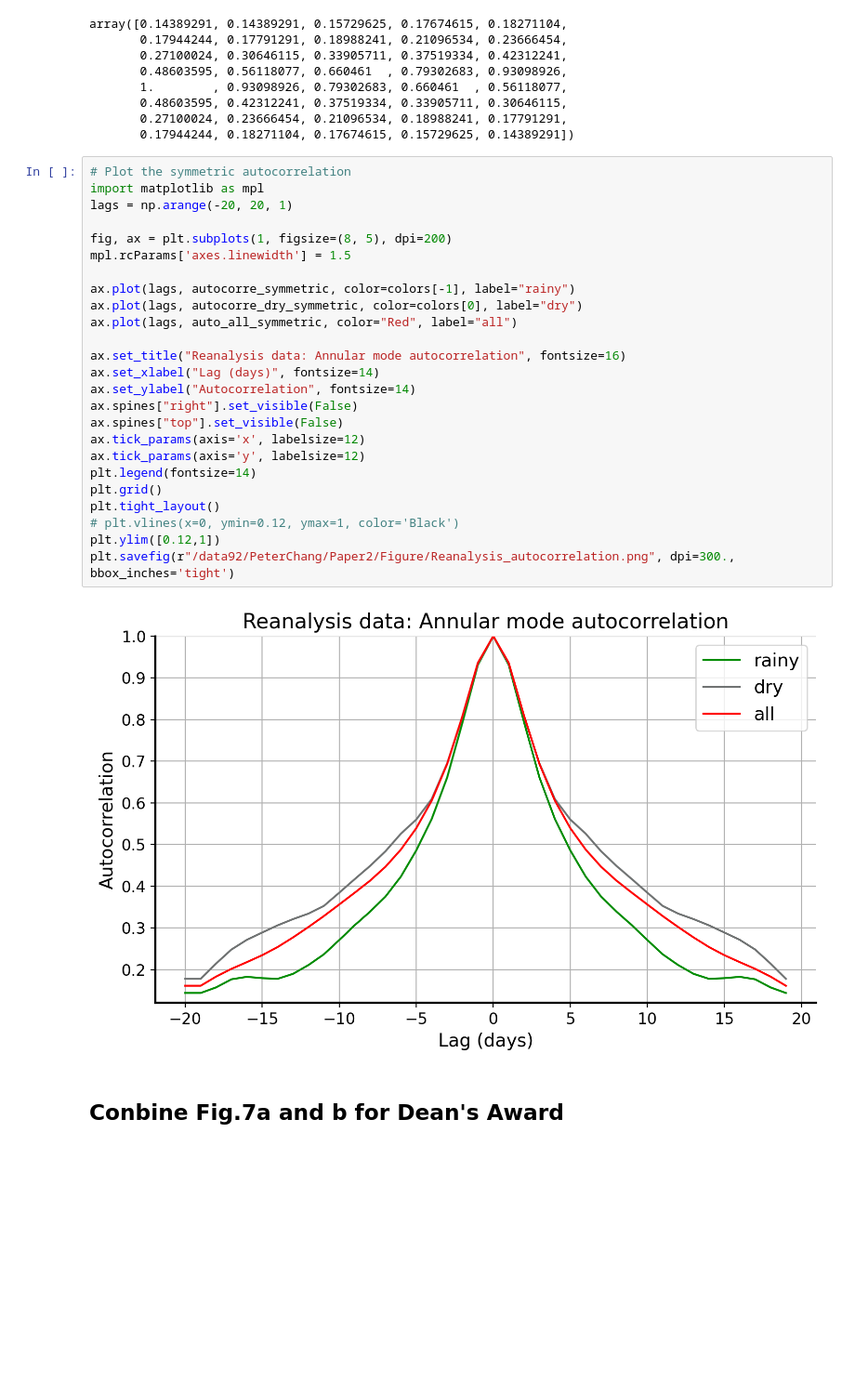
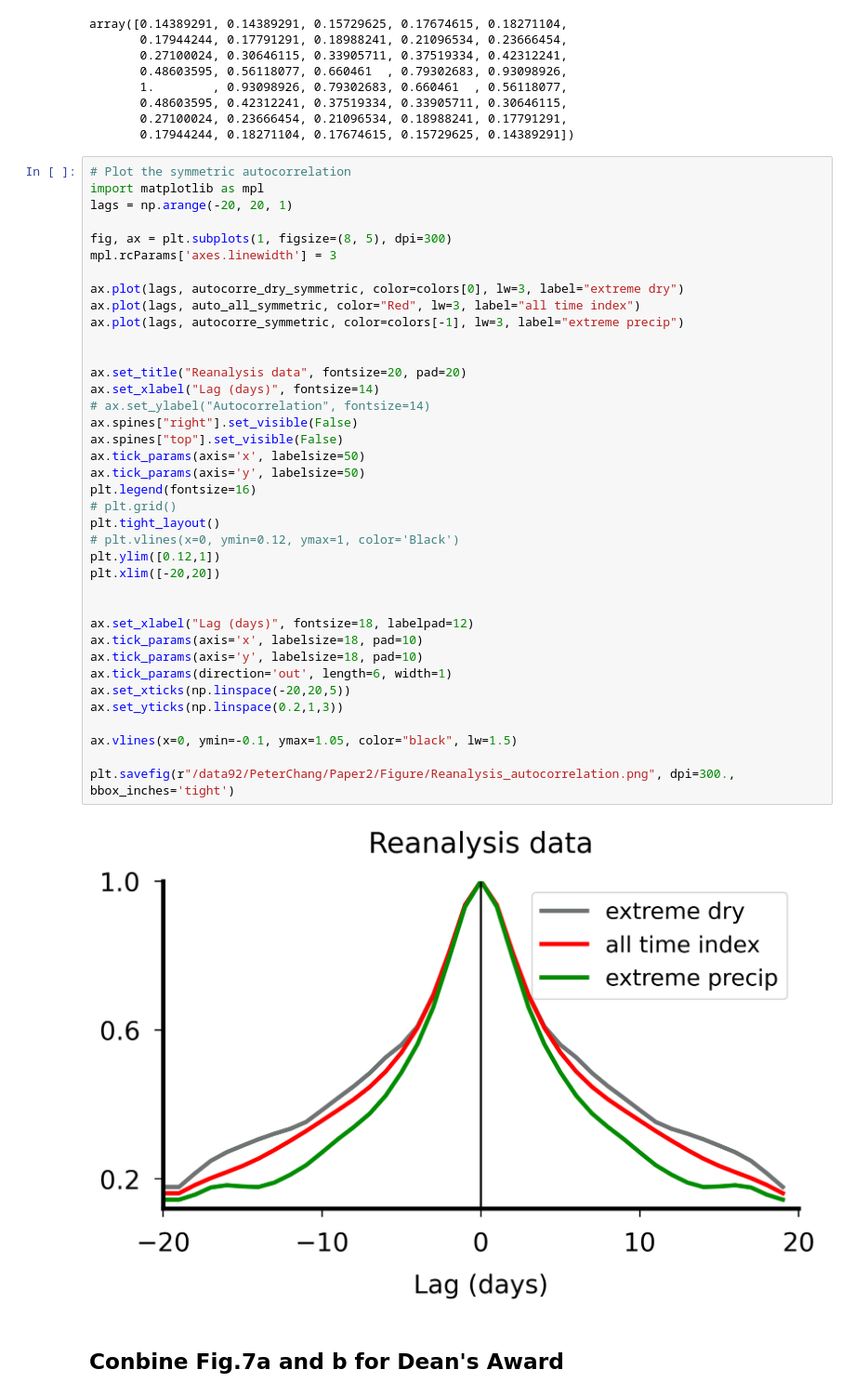
Before and after one commit to PeterChang1023/ERA5_IMERG_for_Moist_Dycore, a Jupyter notebook: Find_u_wind_after_large_precip.ipynb, the cells around one changed output. Shown at 93% size. Cells and saved outputs as stored; diff of their text form; blank space fills up the shorter version.

```diff
--- a/Find_u_wind_after_large_precip.ipynb
+++ b/Find_u_wind_after_large_precip.ipynb
@@ -386,30 +386,43 @@ array([0.14389291, 0.14389291, 0.15729625, 0.17674615, 0.18271104,
 # %%
 # Plot the symmetric autocorrelation
 import matplotlib as mpl
 lags = np.arange(-20, 20, 1)
 
-fig, ax = plt.subplots(1, figsize=(8, 5), dpi=200)
-mpl.rcParams['axes.linewidth'] = 1.5
+fig, ax = plt.subplots(1, figsize=(8, 5), dpi=300)
+mpl.rcParams['axes.linewidth'] = 3
 
-ax.plot(lags, autocorre_symmetric, color=colors[-1], label="rainy")
-ax.plot(lags, autocorre_dry_symmetric, color=colors[0], label="dry")
-ax.plot(lags, auto_all_symmetric, color="Red", label="all")
+ax.plot(lags, autocorre_dry_symmetric, color=colors[0], lw=3, label="extreme dry")
+ax.plot(lags, auto_all_symmetric, color="Red", lw=3, label="all time index")
+ax.plot(lags, autocorre_symmetric, color=colors[-1], lw=3, label="extreme precip")
 
-ax.set_title("Reanalysis data: Annular mode autocorrelation", fontsize=16)
+
+ax.set_title("Reanalysis data", fontsize=20, pad=20)
 ax.set_xlabel("Lag (days)", fontsize=14)
-ax.set_ylabel("Autocorrelation", fontsize=14)
+# ax.set_ylabel("Autocorrelation", fontsize=14)
 ax.spines["right"].set_visible(False)
 ax.spines["top"].set_visible(False)
-ax.tick_params(axis='x', labelsize=12)
-ax.tick_params(axis='y', labelsize=12)
-plt.legend(fontsize=14)
-plt.grid()
+ax.tick_params(axis='x', labelsize=50)
+ax.tick_params(axis='y', labelsize=50)
+plt.legend(fontsize=16)
+# plt.grid()
 plt.tight_layout()
 # plt.vlines(x=0, ymin=0.12, ymax=1, color='Black')
 plt.ylim([0.12,1])
+plt.xlim([-20,20])
+
+
+ax.set_xlabel("Lag (days)", fontsize=18, labelpad=12)
+ax.tick_params(axis='x', labelsize=18, pad=10)
+ax.tick_params(axis='y', labelsize=18, pad=10)
+ax.tick_params(direction='out', length=6, width=1)
+ax.set_xticks(np.linspace(-20,20,5))
+ax.set_yticks(np.linspace(0.2,1,3))
+
+ax.vlines(x=0, ymin=-0.1, ymax=1.05, color="black", lw=1.5)
+
 plt.savefig(r"/data92/PeterChang/Paper2/Figure/Reanalysis_autocorrelation.png", dpi=300., bbox_inches='tight')
 # %% [output]
-[figure, old version]
+[figure, new version]
 # %% [markdown]
 ## Conbine Fig.7a and b for Dean's Award
 # %%
```
Also changed, not shown: parts of 1 cell of this notebook.
